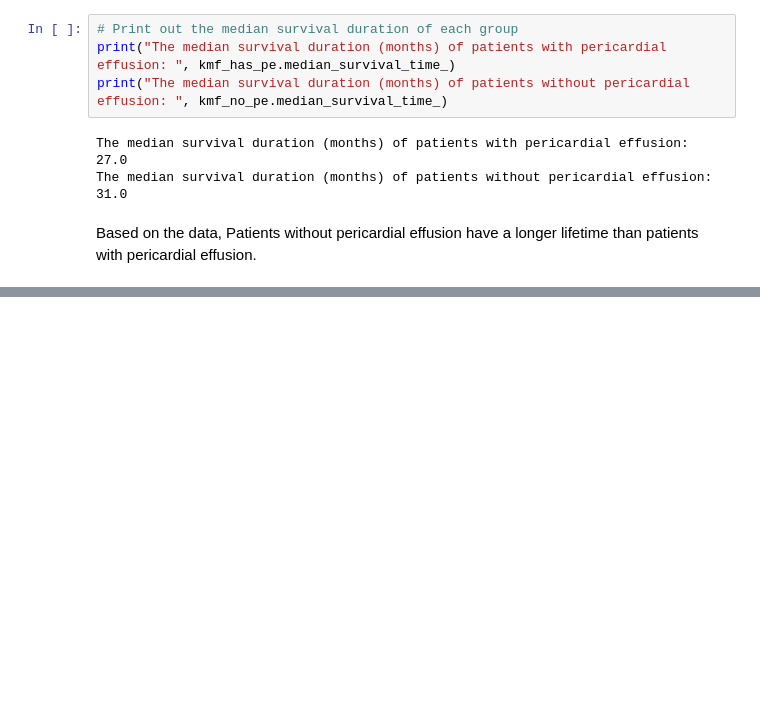
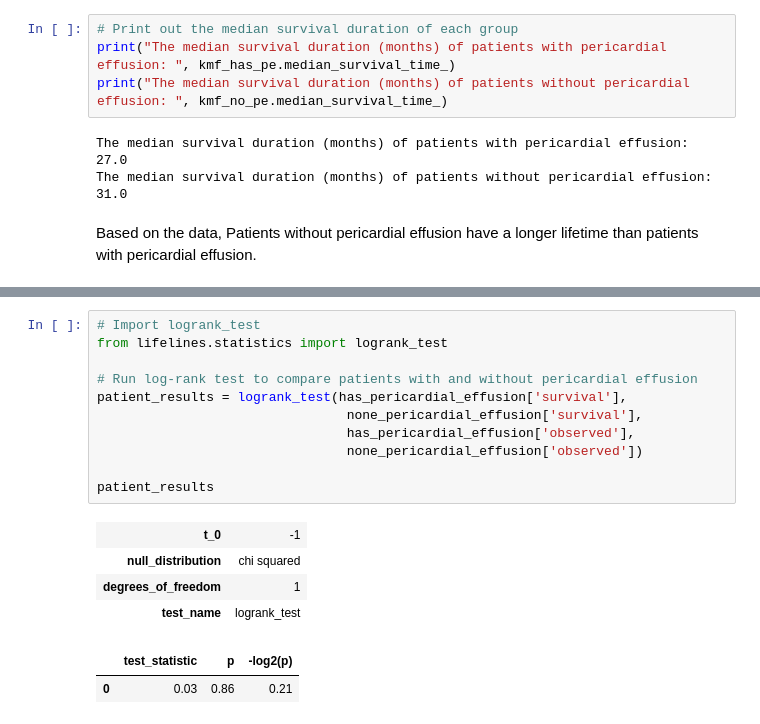
Before and after one commit to timsleeper/survival-analysis, a Jupyter notebook: Echocardiogram-Data.ipynb, the cells around one changed output, grey strips where cells are left out. Saved outputs shown, nothing was run; the diff lists cells and outputs as text; blank space fills up the shorter version.

```diff
--- a/Echocardiogram-Data.ipynb
+++ b/Echocardiogram-Data.ipynb
@@ -63,0 +91,18 @@ Based on the data, Patients without pericardial effusion have a longer lifetime
+# %%
+# Import logrank_test
+from lifelines.statistics import logrank_test
+
+# Run log-rank test to compare patients with and without pericardial effusion
+patient_results = logrank_test(has_pericardial_effusion['survival'],
+                                none_pericardial_effusion['survival'],
+                                has_pericardial_effusion['observed'],
+                                none_pericardial_effusion['observed'])
+
+patient_results
+# %% [output]
+| t_0 | -1 |
+| null_distribution | chi squared |
+| degrees_of_freedom | 1 |
+| test_name | logrank_test |
+|  | test_statistic | p | -log2(p) |
+| 0 | 0.03 | 0.86 | 0.21 |
```
Also changed, not shown: parts of 7 cells of this notebook, 2 other files.
